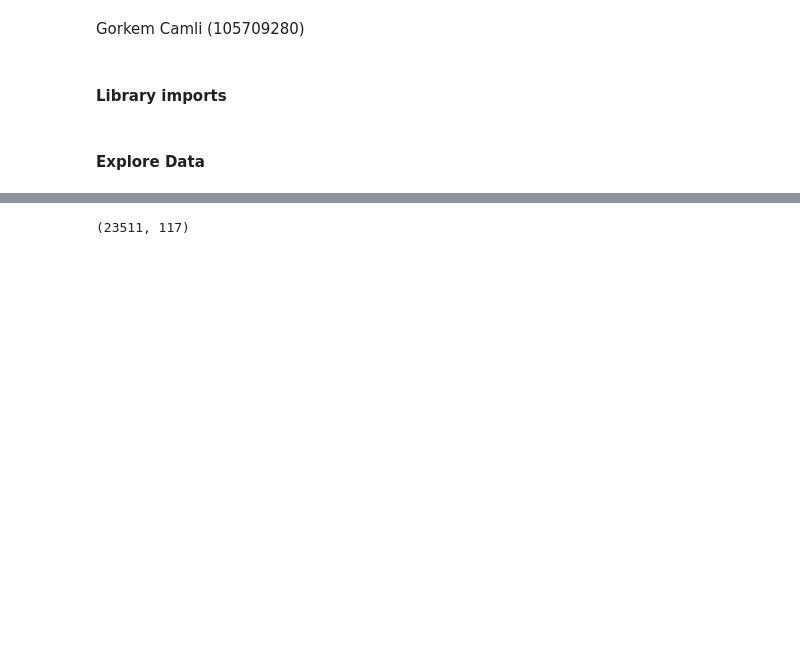
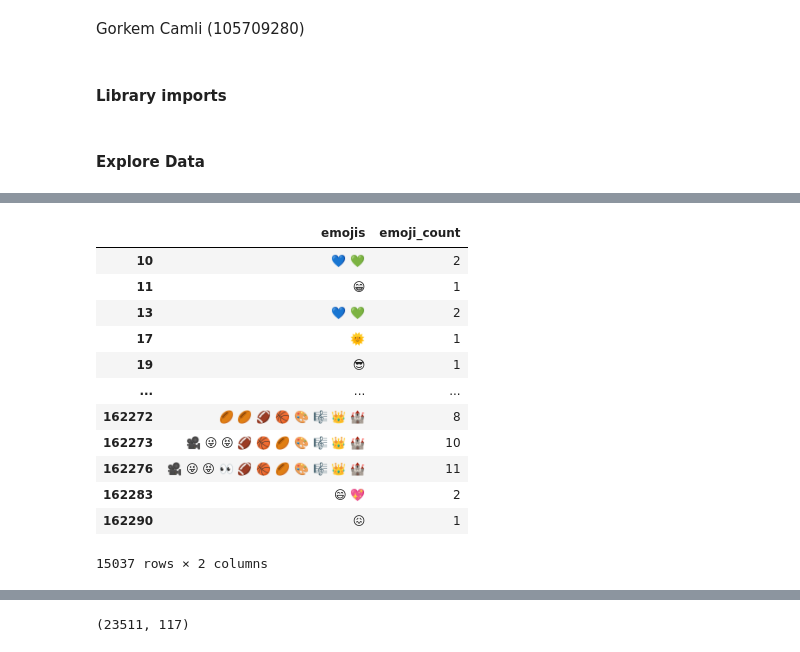
Before and after one commit to camligorkem/data-sicence-projects, a Jupyter notebook: project_4/Project_4_Part2_Twitter_Data.ipynb, the cells around one changed output, grey strips where cells are left out. Drawn from its saved outputs; the diff is of its cells as text; code cells hidden in the pictures; blank space fills up the shorter version.

```diff
--- a/project_4/Project_4_Part2_Twitter_Data.ipynb
+++ b/project_4/Project_4_Part2_Twitter_Data.ipynb
@@ -57,0 +243,18 @@ Columns: 117
+# %%
+x_df_hawks = get_emoji_df(df=tweet_dfs['gohawks']['title'])
+x_df_hawks['emoji_count'] = x_df_hawks['emojis'].apply(lambda x: len(x.split(' ')) if x else 0)
+x_df_hawks[x_df_hawks.emoji_count!=0]
+# %% [output]
+|  | emojis | emoji_count |
+| 10 | 💙 💚 | 2 |
+| 11 | 😁 | 1 |
+| 13 | 💙 💚 | 2 |
+| 17 | 🌞 | 1 |
+| 19 | 😎 | 1 |
+| ... | ... | ... |
+| 162272 | 🏉 🏉 🏈 🏀 🎨 🎼 👑 🏰 | 8 |
+| 162273 | 🎥 😜 😝 🏈 🏀 🏉 🎨 🎼 👑 🏰 | 10 |
+| 162276 | 🎥 😜 😝 👀 🏈 🏀 🏉 🎨 🎼 👑 🏰 | 11 |
+| 162283 | 😄 💖 | 2 |
+| 162290 | 😖 | 1 |
+15037 rows × 2 columns
```
Also changed, not shown: parts of 31 cells of this notebook.
